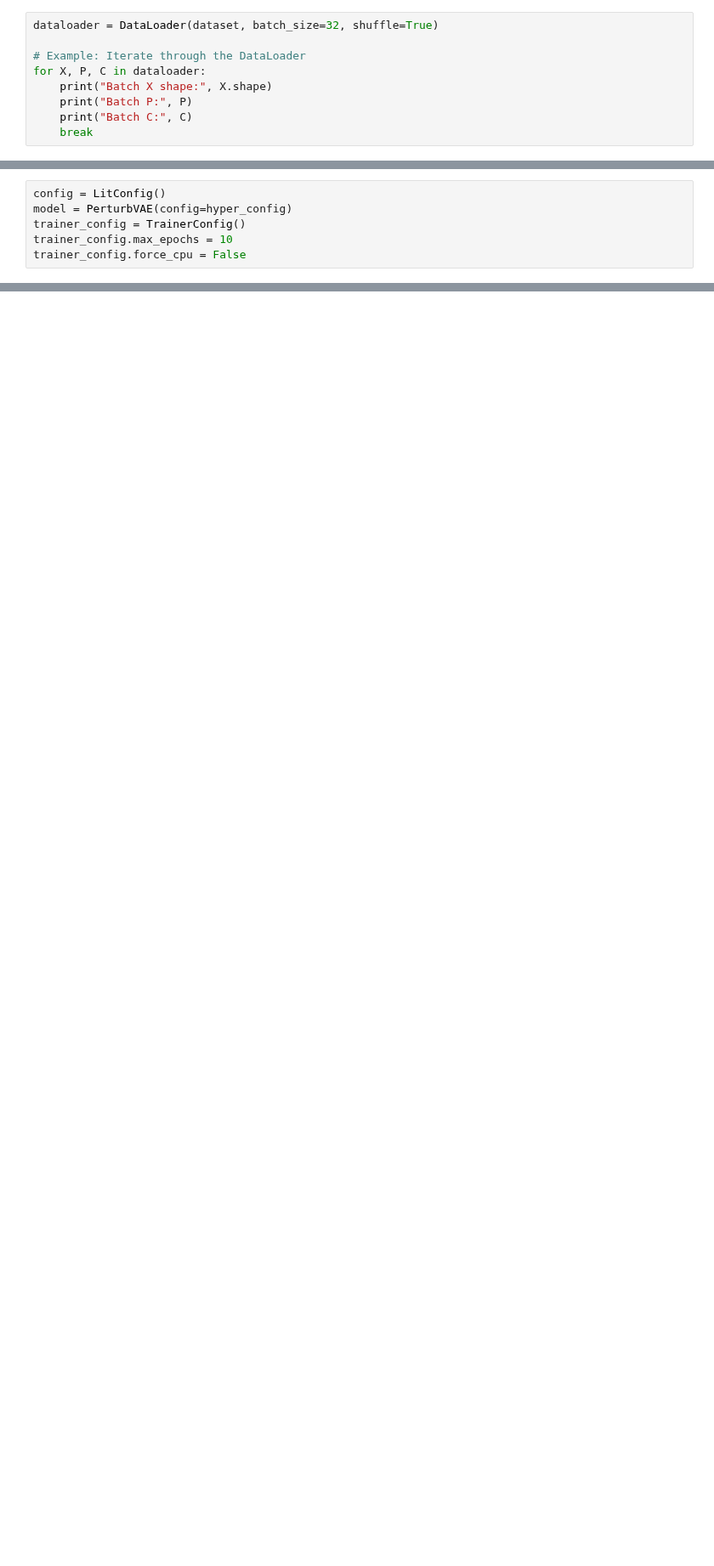
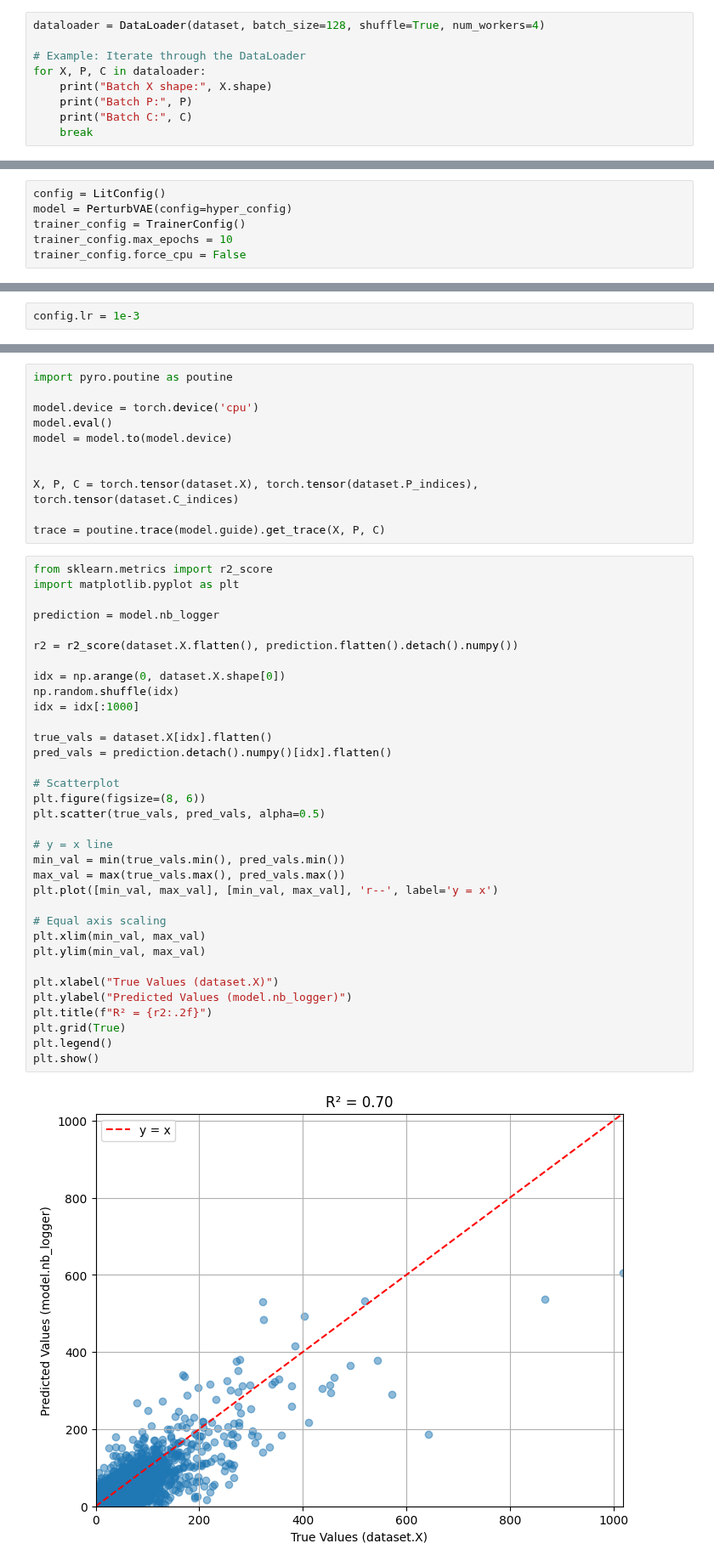
Before and after one commit to azizilab/SHERLOCK, a Jupyter notebook: PerturbVAE/training_test.ipynb, the cells around one changed output, grey strips where cells are left out. Shown at 85% size. Drawn from its saved outputs; the diff is of its cells as text; blank space fills up the shorter version.

Commit message:
model fit

```diff
--- a/PerturbVAE/training_test.ipynb
+++ b/PerturbVAE/training_test.ipynb
@@ -22,7 +22,7 @@ data = data[~data.obs.index.isin(na_rows.index)]
 # %%
 dataset = PerturbDataset(data)
 # %%
-dataloader = DataLoader(dataset, batch_size=32, shuffle=True)
+dataloader = DataLoader(dataset, batch_size=128, shuffle=True, num_workers=4)
 
 # Example: Iterate through the DataLoader
 for X, P, C in dataloader:
@@ -73 +71,3 @@ data.shape[-1]
+# %%
+config.lr = 1e-3
 # %%
@@ -90,0 +117,47 @@ ValueError: can't optimize a non-leaf Tensor
+# %%
+import pyro.poutine as poutine
+
+model.device = torch.device('cpu')
+model.eval()
+model = model.to(model.device)
+
+
+X, P, C = torch.tensor(dataset.X), torch.tensor(dataset.P_indices), torch.tensor(dataset.C_indices)
+
+trace = poutine.trace(model.guide).get_trace(X, P, C)
+# %%
+from sklearn.metrics import r2_score
+import matplotlib.pyplot as plt
+
+prediction = model.nb_logger
+
+r2 = r2_score(dataset.X.flatten(), prediction.flatten().detach().numpy())
+
+idx = np.arange(0, dataset.X.shape[0])
+np.random.shuffle(idx)
+idx = idx[:1000]
+
+true_vals = dataset.X[idx].flatten()
+pred_vals = prediction.detach().numpy()[idx].flatten()
+
+# Scatterplot
+plt.figure(figsize=(8, 6))
+plt.scatter(true_vals, pred_vals, alpha=0.5)
+
+# y = x line
+min_val = min(true_vals.min(), pred_vals.min())
+max_val = max(true_vals.max(), pred_vals.max())
+plt.plot([min_val, max_val], [min_val, max_val], 'r--', label='y = x')
+
+# Equal axis scaling
+plt.xlim(min_val, max_val)
+plt.ylim(min_val, max_val)
+
+plt.xlabel("True Values (dataset.X)")
+plt.ylabel("Predicted Values (model.nb_logger)")
+plt.title(f"R² = {r2:.2f}")
+plt.grid(True)
+plt.legend()
+plt.show()
+# %% [output]
+[figure, added]
```
Also changed, not shown: parts of 12 cells of this notebook, 3 other files.
